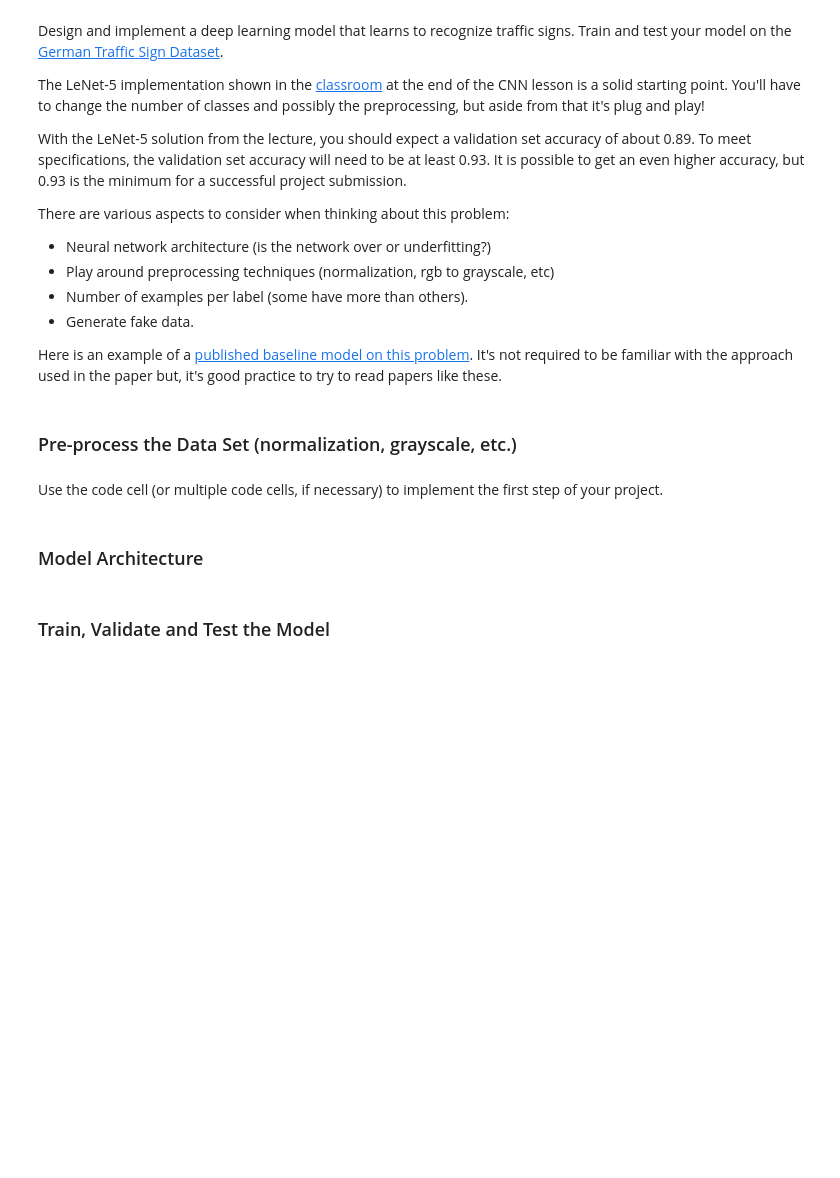
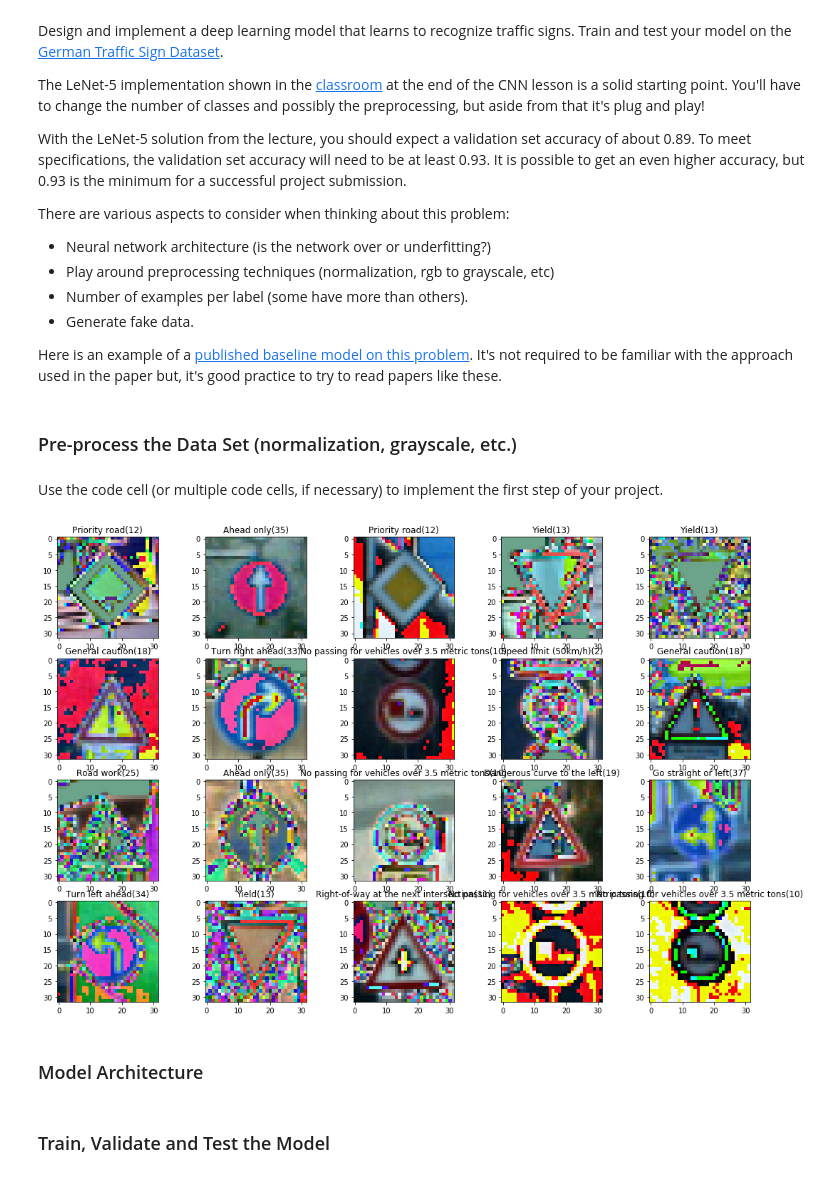
Before and after one commit to aponamarev/CarND-Traffic-Sign-Classifier-Project, a Jupyter notebook: Traffic_Sign_Classifier.ipynb, the cells around one changed output. Drawn from its saved outputs; the diff is of its cells as text; code cells hidden in the pictures; blank space fills up the shorter version.

```diff
--- a/Traffic_Sign_Classifier.ipynb
+++ b/Traffic_Sign_Classifier.ipynb
@@ -186,7 +197,10 @@ def normalization(img_set,
 # %%
 X_train = normalization(X_train, norm_stat)
 X_test = normalization(X_test, norm_stat)
 X_valid = normalization(X_valid, norm_stat)
+visualize_signs(X_train[:20], y_train[:20])
+# %% [output]
+[figure, added]
 # %% [markdown]
 ### Model Architecture
 # %%
```
Also changed, not shown: parts of 10 cells of this notebook, 21 other files.
